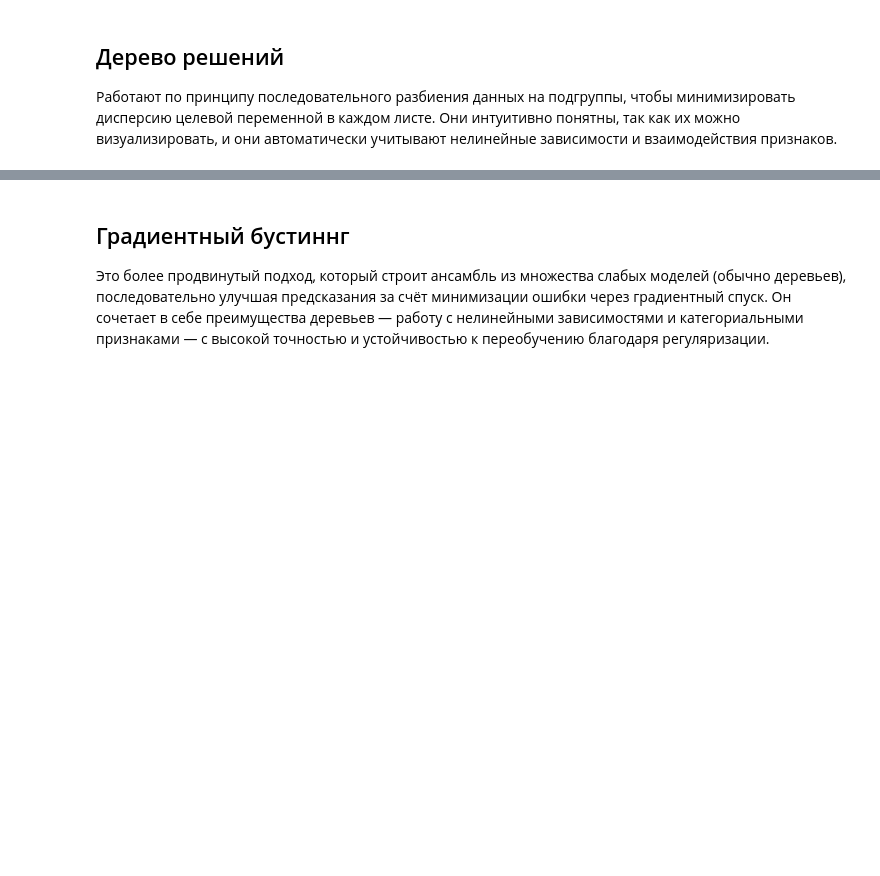
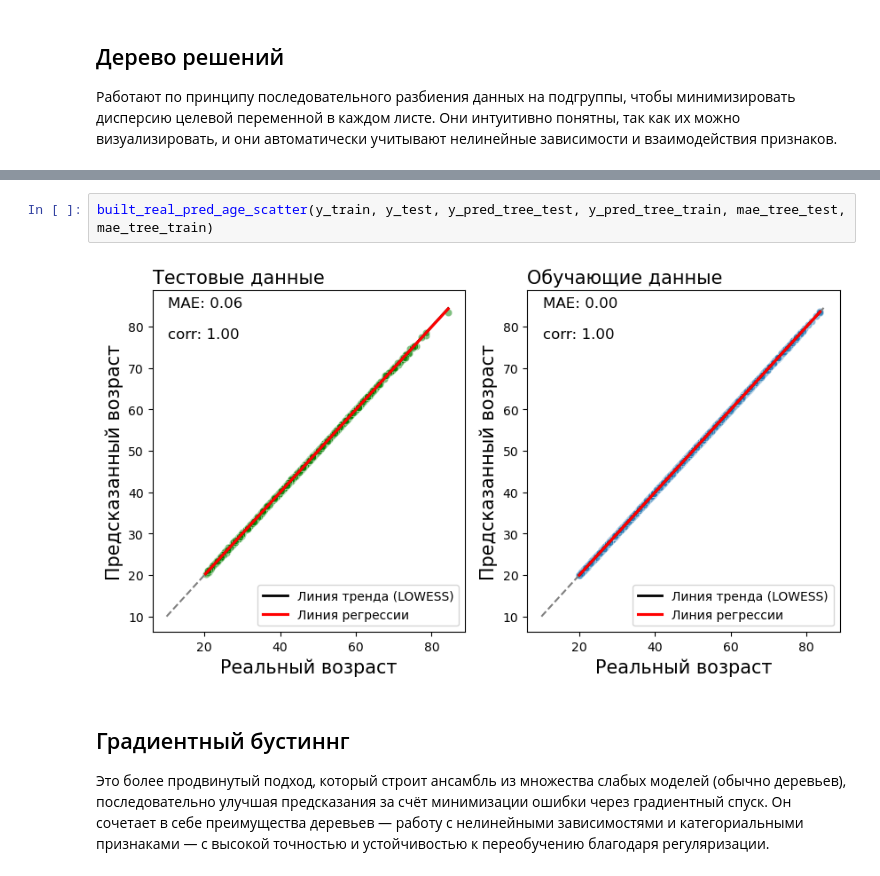
Before and after one commit to CaktusJohn/Computerized-campimetry-test-age-prediction, a Jupyter notebook: ML.ipynb, the cells around one changed output, grey strips where cells are left out. Cells and saved outputs as stored; diff of their text form; blank space fills up the shorter version.

```diff
--- a/ML.ipynb
+++ b/ML.ipynb
@@ -66,3 +117,7 @@ mse_tree
+# %%
+built_real_pred_age_scatter(y_train, y_test, y_pred_tree_test, y_pred_tree_train, mae_tree_test, mae_tree_train)
+# %% [output]
+[figure, added]
 # %% [markdown]
 ## Градиентный бустиннг
 Это более продвинутый подход, который строит ансамбль из множества слабых моделей (обычно деревьев), последовательно улучшая предсказания за счёт минимизации ошибки через градиентный спуск. Он сочетает в себе преимущества деревьев — работу с нелинейными зависимостями и категориальными признаками — с высокой точностью и устойчивостью к переобучению благодаря регуляризации.
```
Also changed, not shown: parts of 10 cells of this notebook.
